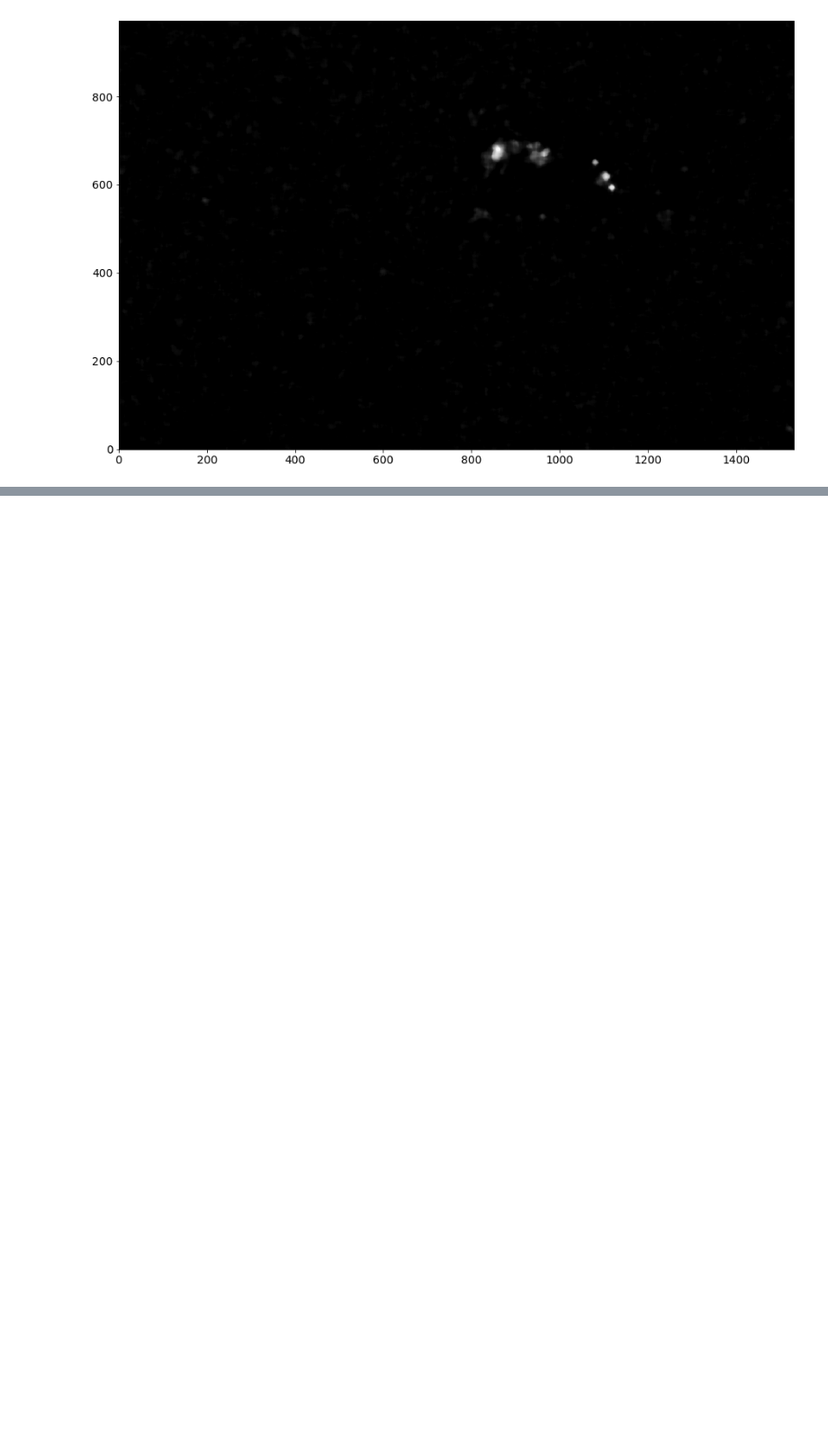
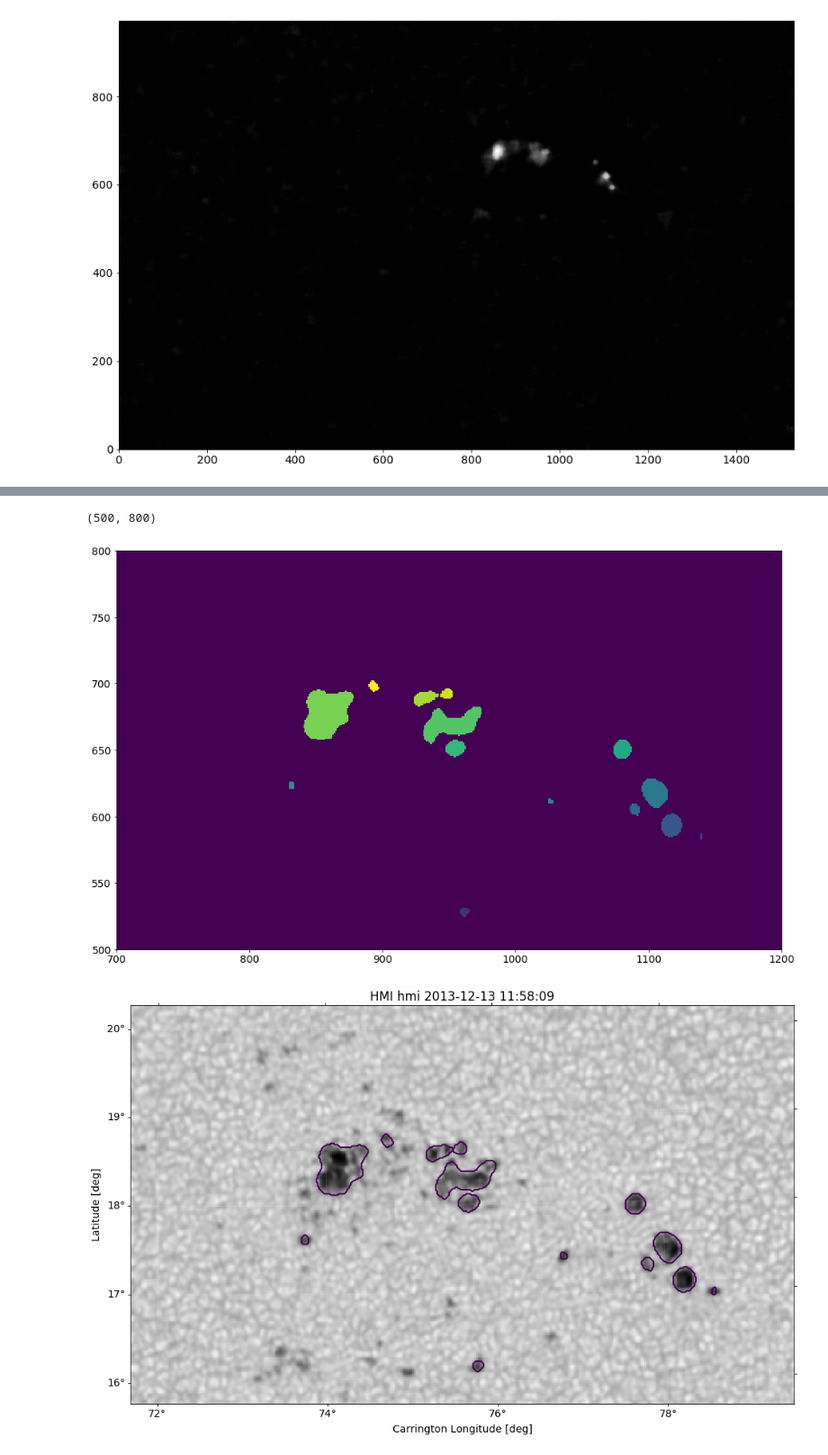
Before and after one commit to lzivadinovic/ondrejov_internship_2019, a Jupyter notebook: helper_testing_notebooks/stara_test.ipynb, the cells around one changed output, grey strips where cells are left out. Shown at 90% size. Saved outputs shown, nothing was run; the diff lists cells and outputs as text; code cells hidden in the pictures; blank space fills up the shorter version.

```diff
--- a/helper_testing_notebooks/stara_test.ipynb
+++ b/helper_testing_notebooks/stara_test.ipynb
@@ -109,7 +114,8 @@ SpatialPair(axis1=<Quantity 0.50436 arcsec / pix>, axis2=<Quantity 0.50436 arcse
 data = invert(mapa.data)
 #plt.imshow(data,cmap='gray')
 #plt.colorbar()
-med = median(data, square(15))
+#print(square(15))
+med = median(data, square(20))
 plt.imshow(med, cmap='gray', origin='lower')
 # %% [output]
 <matplotlib.image.AxesImage at 0x...>
@@ -120,6 +122,0 @@ plt.imshow(med, cmap='gray', origin='lower')
-# %%
-circle=disk(40)
-#plt.imshow(med)
-
-th = white_tophat(med, circle)
-plt.imshow(th, cmap='gray', origin='lower')
@@ -163,0 +159,2 @@ plt.show()
+# %%
+segments, labelz = detekt_shit(mapa, sqr=6, dsk=25)
@@ -163,0 +166,16 @@ plt.show()
+# %%
+plt.xlim([700, 1200])
+plt.ylim([500, 800])
+plt.figure(1)
+plt.imshow(labelz, origin='lower')
+plt.figure(2)
+
+ax = plt.subplot(projection=mapa)
+mapa.plot()
+ax.contour(segments, levels=0)
+plt.xlim([700, 1200])
+plt.ylim([500, 800])
+# %% [output]
+(500, 800)
+[figure, added]
+[figure, added]
```
Also changed, not shown: parts of 9 cells of this notebook, 3 other files.
